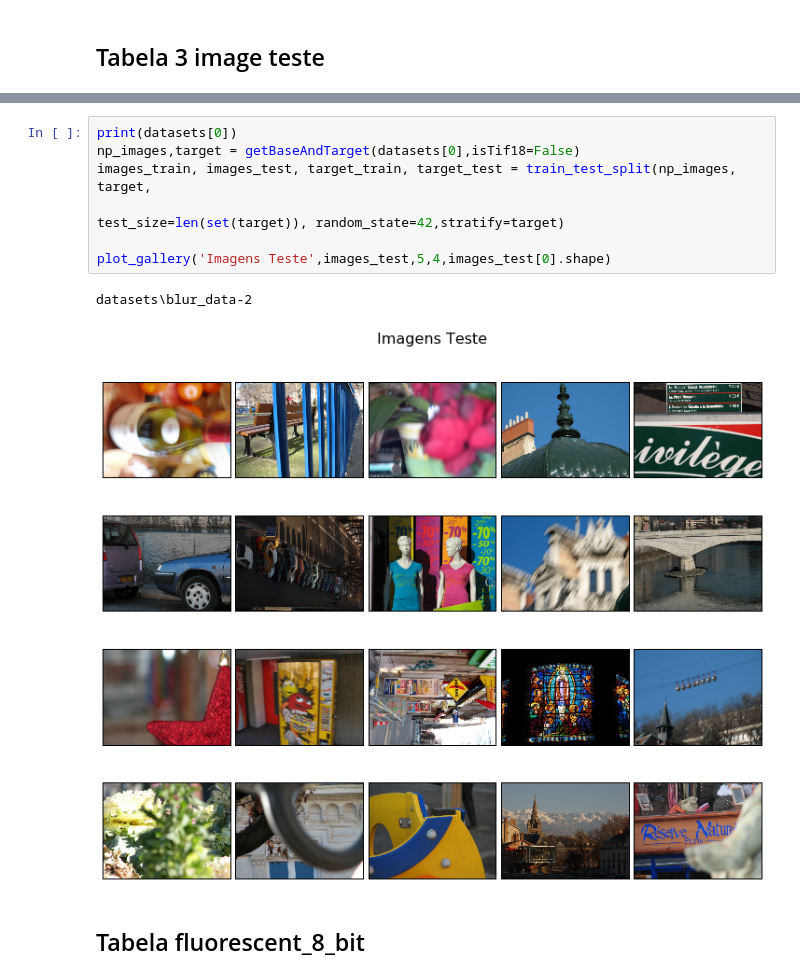
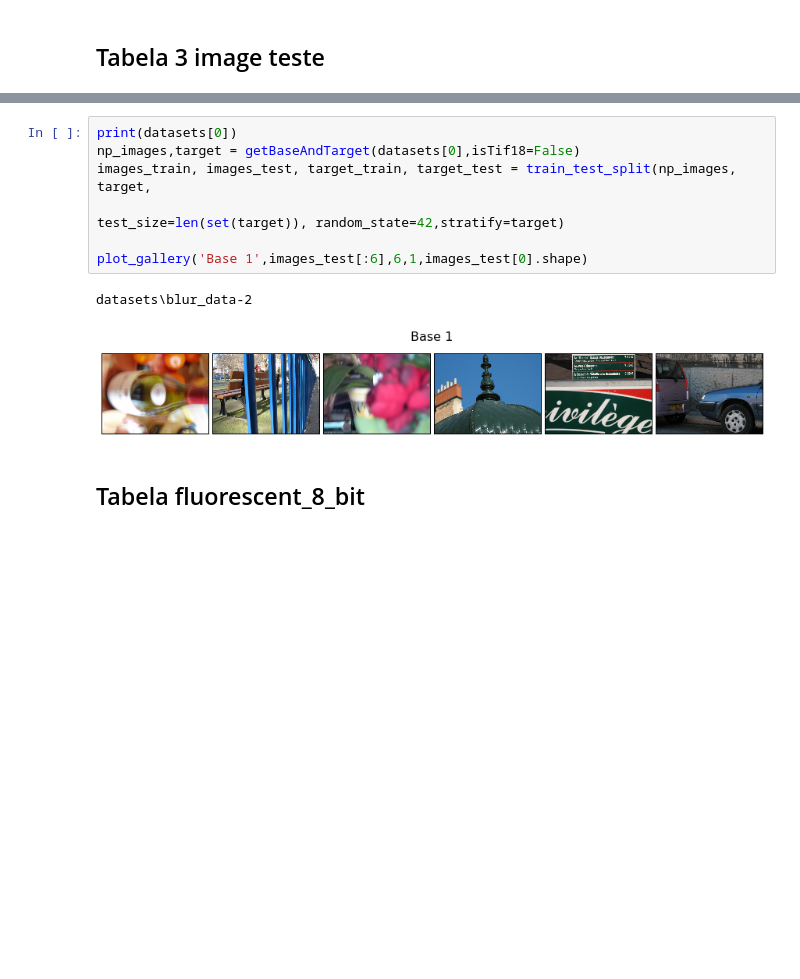
Before and after one commit to asilvino/ImageProcessing, a Jupyter notebook: Experimentos Projeto de imagem.ipynb, the cells around one changed output, grey strips where cells are left out. Cells and saved outputs as stored; diff of their text form; blank space fills up the shorter version.

```diff
--- a/Experimentos Projeto de imagem.ipynb
+++ b/Experimentos Projeto de imagem.ipynb
@@ -752,13 +774,13 @@ datasets\objects_16_bit-11
 # %%
 print(datasets[0])
 np_images,target = getBaseAndTarget(datasets[0],isTif18=False)
 images_train, images_test, target_train, target_test = train_test_split(np_images, target,
                                                                         test_size=len(set(target)), random_state=42,stratify=target)
 
-plot_gallery('Imagens Teste',images_test,5,4,images_test[0].shape)
+plot_gallery('Base 1',images_test[:6],6,1,images_test[0].shape)
 # %% [output]
 datasets\blur_data-2
-[figure, old version]
+[figure, new version]
 # %% [markdown]
 Tabela fluorescent_8_bit
 ------
```
Also changed, not shown: parts of 22 cells of this notebook, 1 other file.
